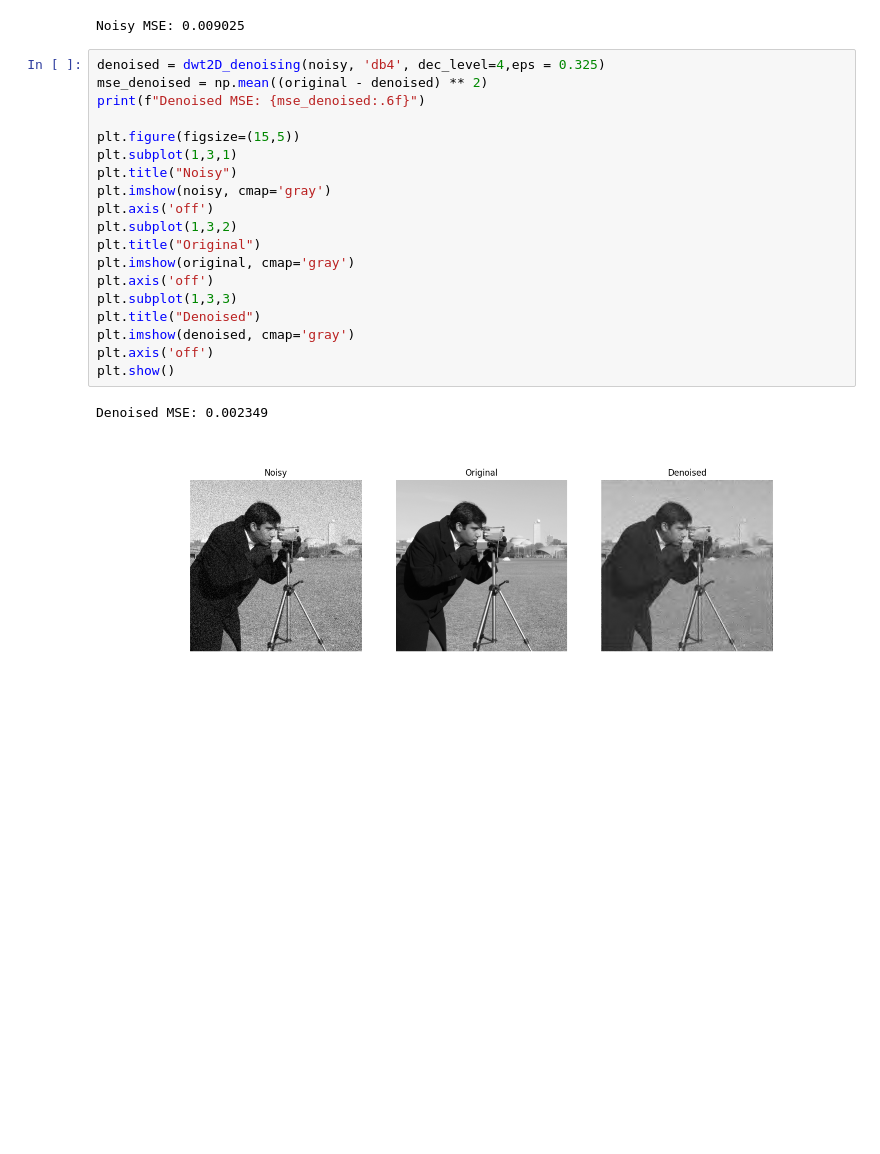
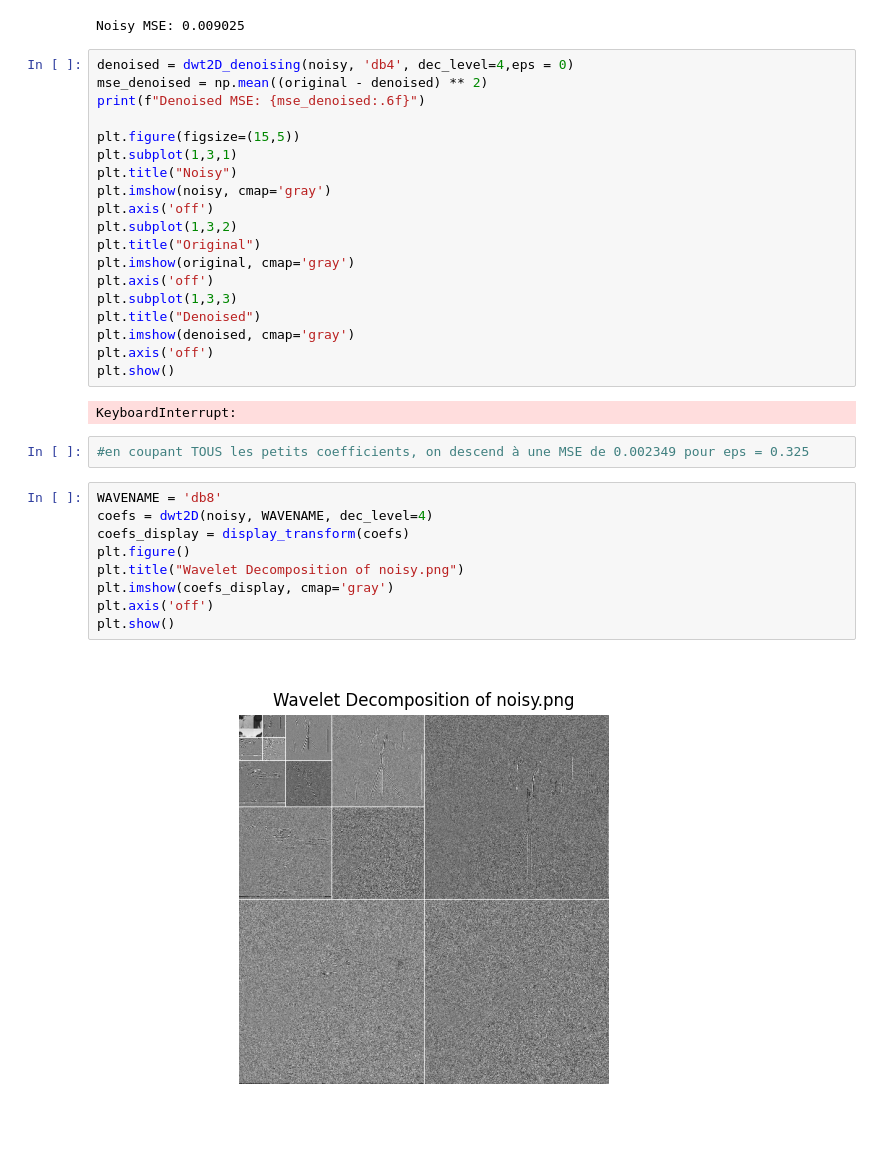
Before and after one commit to bbaruchel/projet_commun, a Jupyter notebook: joseph.ipynb, the cells around one changed output. Drawn from its saved outputs; the diff is of its cells as text; blank space fills up the shorter version.

```diff
--- a/joseph.ipynb
+++ b/joseph.ipynb
@@ -610,7 +616,7 @@ print(f"Noisy MSE: {mse_noisy:.6f}")
 # %% [output]
 Noisy MSE: 0.009025
 # %%
-denoised = dwt2D_denoising(noisy, 'db4', dec_level=4,eps = 0.325)
+denoised = dwt2D_denoising(noisy, 'db4', dec_level=4,eps = 0)
 mse_denoised = np.mean((original - denoised) ** 2)
 print(f"Denoised MSE: {mse_denoised:.6f}")
 
@@ -629,5 +635,17 @@ plt.imshow(denoised, cmap='gray')
 plt.axis('off')
 plt.show()
 # %% [output]
-Denoised MSE: 0.002349
+KeyboardInterrupt:
-[figure, removed]
+# %%
+#en coupant TOUS les petits coefficients, on descend à une MSE de 0.002349 pour eps = 0.325
+# %%
+WAVENAME = 'db8'
+coefs = dwt2D(noisy, WAVENAME, dec_level=4)
+coefs_display = display_transform(coefs)
+plt.figure()
+plt.title("Wavelet Decomposition of noisy.png")
+plt.imshow(coefs_display, cmap='gray')
+plt.axis('off')
+plt.show()
+# %% [output]
+[figure, added]
```
Also changed, not shown: parts of 9 cells of this notebook.
